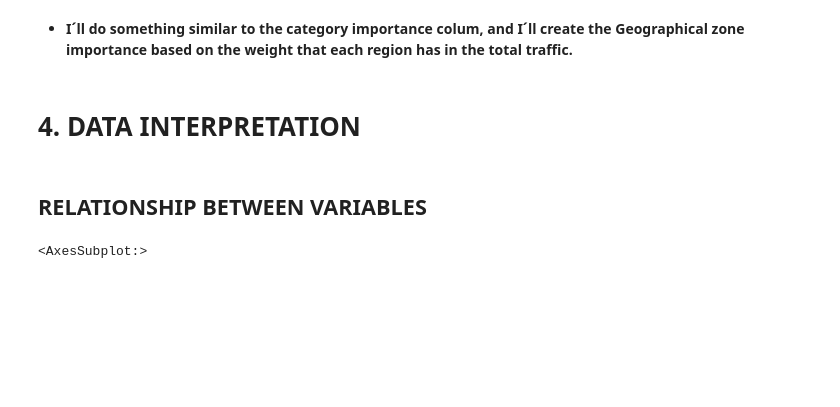
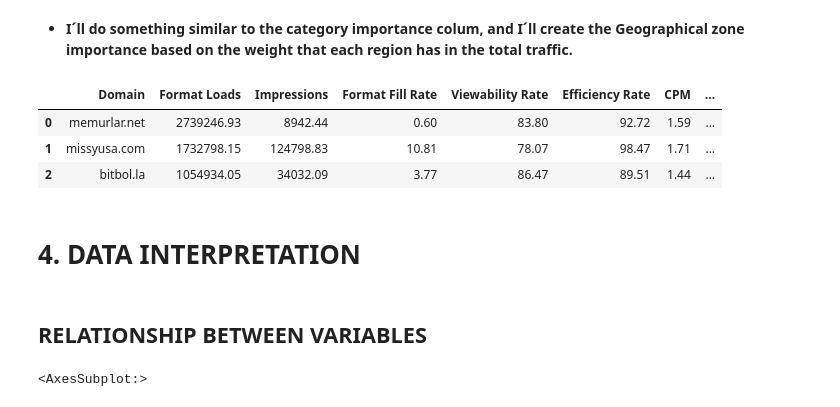
Before and after one commit to rfisla/FINAL-PROJECT-OF-KSCHOOL-MASTER, a Jupyter notebook: 1. Full Data Interpretation.ipynb, the cells around one changed output. Drawn from its saved outputs; the diff is of its cells as text; code cells hidden in the pictures; blank space fills up the shorter version.

```diff
--- a/1. Full Data Interpretation.ipynb
+++ b/1. Full Data Interpretation.ipynb
@@ -460,13 +460,19 @@ Name: Format Loads, dtype: float64
 # %%
 groupby_domains['Geographical zone importance'] = groupby_domains['Geographical zone'].copy()
 groupby_domains['Geographical zone importance'] = (groupby_domains['Geographical zone'].replace('South America', 53.27 )
                                        .replace('West Europe', 11.98 ).replace('East Europe', 10.43)
                                        .replace('North America', 8.32).replace('Asia', 13.09)
                                        .replace('Africa', 1.10).replace('Arabia', 1.55).replace('Australia', 0.22))
+groupby_domains.head(3)
+# %% [output]
+|  | Domain | Format Loads | Impressions | Format Fill Rate | Viewability Rate | Efficiency Rate | CPM | ... |
+| 0 | memurlar.net | 2739246.93 | 8942.44 | 0.60 | 83.80 | 92.72 | 1.59 | ... |
+| 1 | missyusa.com | 1732798.15 | 124798.83 | 10.81 | 78.07 | 98.47 | 1.71 | ... |
+| 2 | bitbol.la | 1054934.05 | 34032.09 | 3.77 | 86.47 | 89.51 | 1.44 | ... |
 # %% [markdown]
 # 4. DATA INTERPRETATION
 # %% [markdown]
-## RELATIONSHIP BETWEEN VARIABLES
+## **RELATIONSHIP BETWEEN VARIABLES**
 # %%
 plt.rcParams['figure.figsize']=(10,10)
 sns.heatmap(groupby_domains.corr(), annot = True)
```
Also changed, not shown: parts of 17 cells of this notebook.
